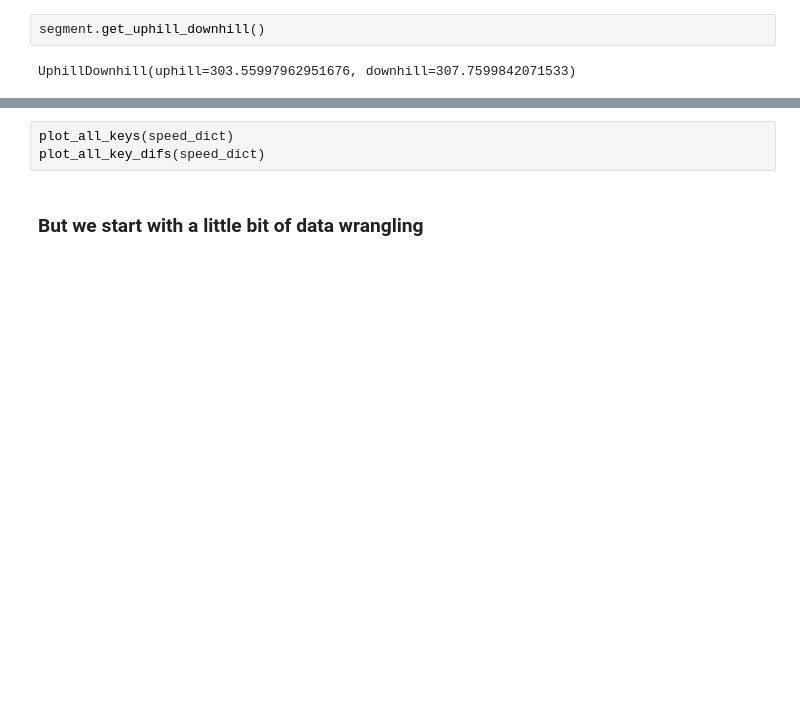
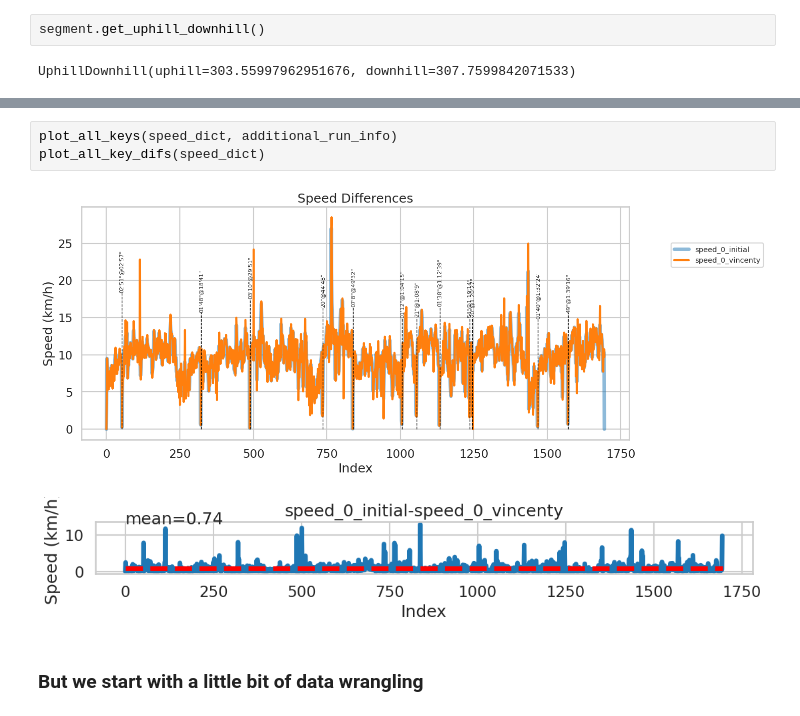
Before and after one commit to dogasiyli/gps_data_with_python, a Jupyter notebook: notebooks/4-pykalman.ipynb, the cells around one changed output, grey strips where cells are left out. Saved outputs shown, nothing was run; the diff lists cells and outputs as text; blank space fills up the shorter version.

```diff
--- a/notebooks/4-pykalman.ipynb
+++ b/notebooks/4-pykalman.ipynb
@@ -54,6 +56,9 @@ step_02_initial_speed(gpx_obj, segment, speed_dict)
 # %%
-plot_all_keys(speed_dict)
+plot_all_keys(speed_dict, additional_run_info)
 plot_all_key_difs(speed_dict)
+# %% [output]
+[figure, added]
+[figure, added]
 # %% [markdown]
 ### But we start with a little bit of data wrangling
 # %%
```
Also changed, not shown: parts of 13 cells of this notebook, 3 other files.
